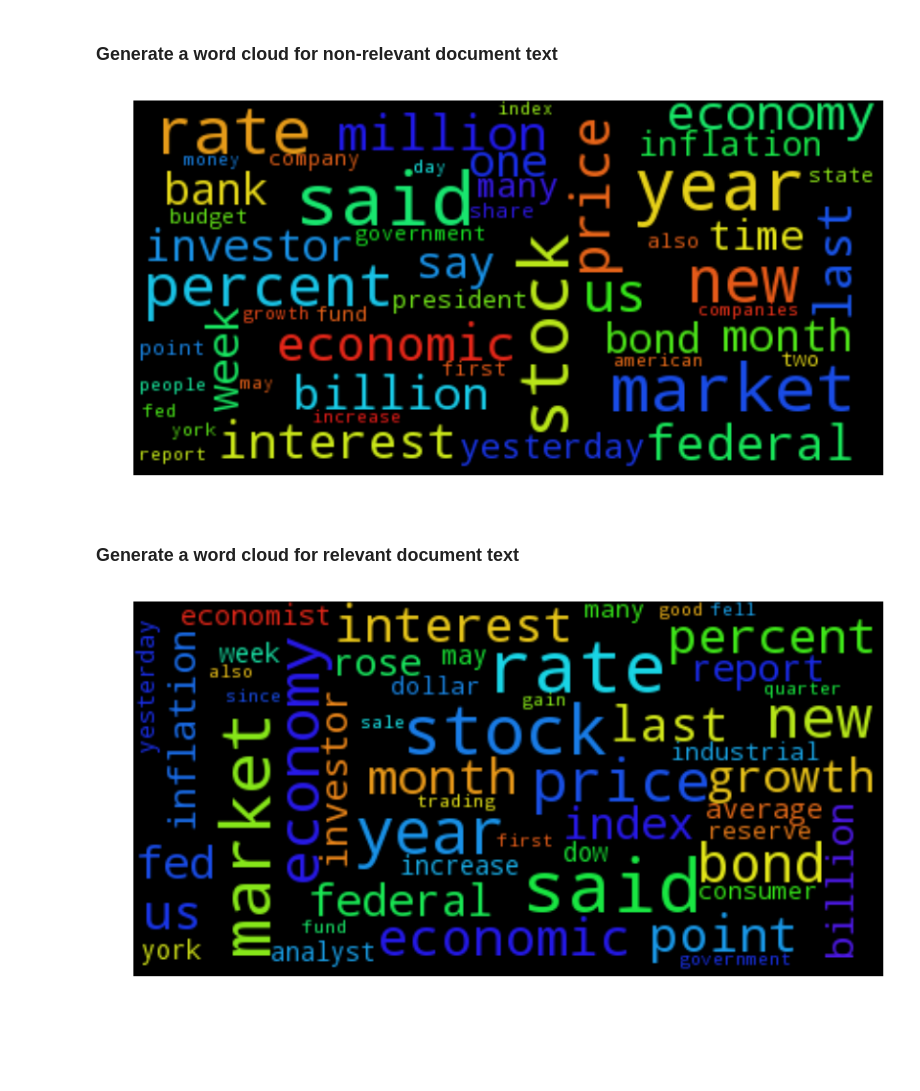
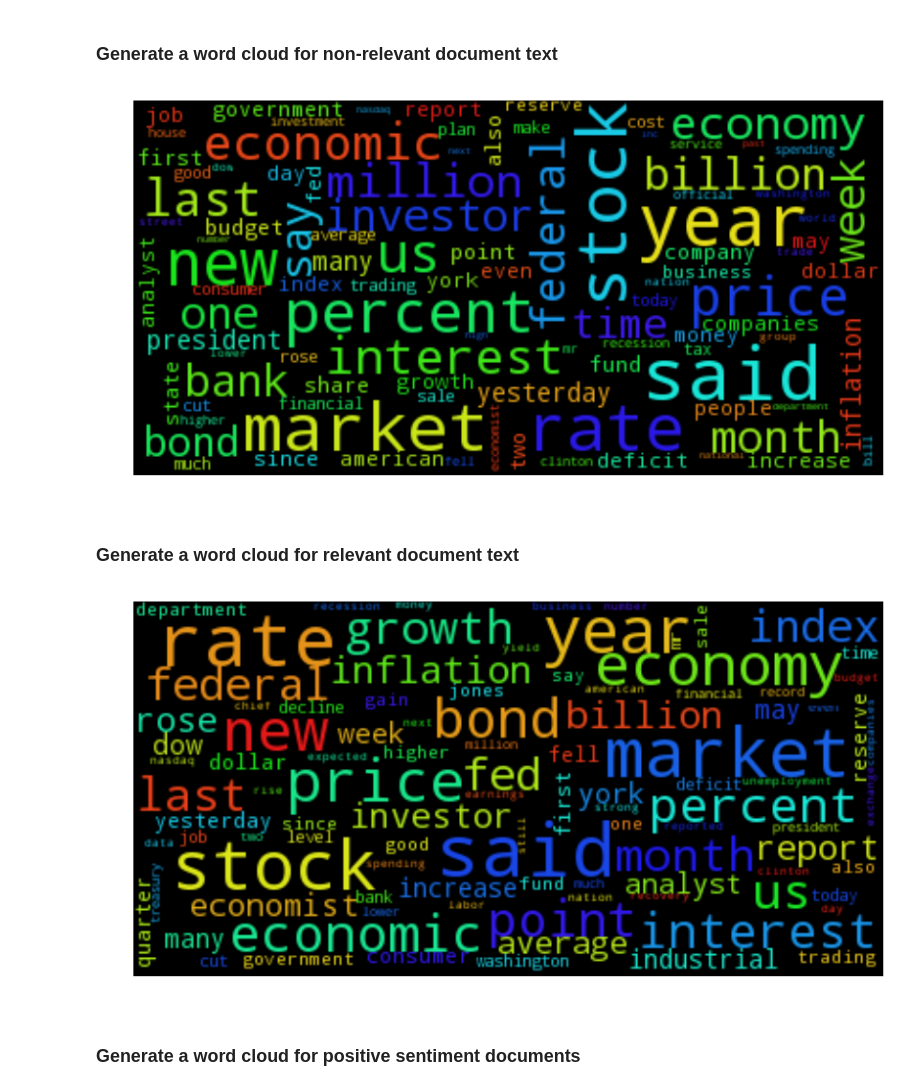
Before and after one commit to mspcvsp/EconomicNewsArticleToneRelevance, a Jupyter notebook: ExploratoryDataAnalysis.ipynb, the cells around one changed output. Cells and saved outputs as stored; diff of their text form; code cells hidden in the pictures; blank space fills up the shorter version.

```diff
--- a/ExploratoryDataAnalysis.ipynb
+++ b/ExploratoryDataAnalysis.ipynb
@@ -204,9 +204,11 @@ nonrelevant_headline_text = ""
 for row in nonrelevant_train_df.iterrows():
     nonrelevant_headline_text += clean_text(row[1][headline_index]) + " "
 # %%
+max_words = 100
+
 wordcloud = WordCloud(max_font_size=40,
                       relative_scaling=.5,
-                      max_words=50).generate(nonrelevant_headline_text)
+                      max_words=max_words).generate(nonrelevant_headline_text)
 plt.figure(figsize=(14,8))
 plt.imshow(wordcloud)
 plt.axis("off")
@@ -217,6 +219,11 @@ plt.savefig('nonRelevantArticleHeadingWC.png')
 ### Generate a wordcloud of the relevant document headlines
 # %%
 relevant_train_df = train_news[train_news["relevance"] == "yes"].copy()
+
+median_positivity = np.median(relevant_train_df['positivity'])
+
+relevant_train_df.loc[:,"positivesentiment"] =\
+    relevant_train_df['positivity'].apply(lambda elem: elem >= median_positivity)
 
 relevant_headline_text = ""
 
@@ -244,13 +251,13 @@ for row in nonrelevant_train_df.iterrows():
 # %%
 wordcloud = WordCloud(max_font_size=40,
                       relative_scaling=.5,
-                      max_words=50).generate(nonrelevant_text)
+                      max_words=max_words).generate(nonrelevant_text)
 plt.figure(figsize=(14,8))
 plt.imshow(wordcloud)
 plt.axis("off")
 plt.savefig('nonRelevantArticleWC.png')
 # %% [output]
-[figure, old version]
+[figure, new version]
 # %% [markdown]
 ### Generate a word cloud for relevant document text
 # %%
@@ -261,10 +268,12 @@ for row in relevant_train_df.iterrows():
 # %%
 wordcloud = WordCloud(max_font_size=40,
                       relative_scaling=.5,
-                      max_words=50).generate(relevant_text)
+                      max_words=max_words).generate(relevant_text)
 plt.figure(figsize=(14,8))
 plt.imshow(wordcloud)
 plt.axis("off")
 plt.savefig('relevantArticleWC.png')
 # %% [output]
-[figure, old version]
+[figure, new version]
+# %% [markdown]
+### Generate a word cloud for positive sentiment documents
```
Also changed, not shown: parts of 8 cells of this notebook.
